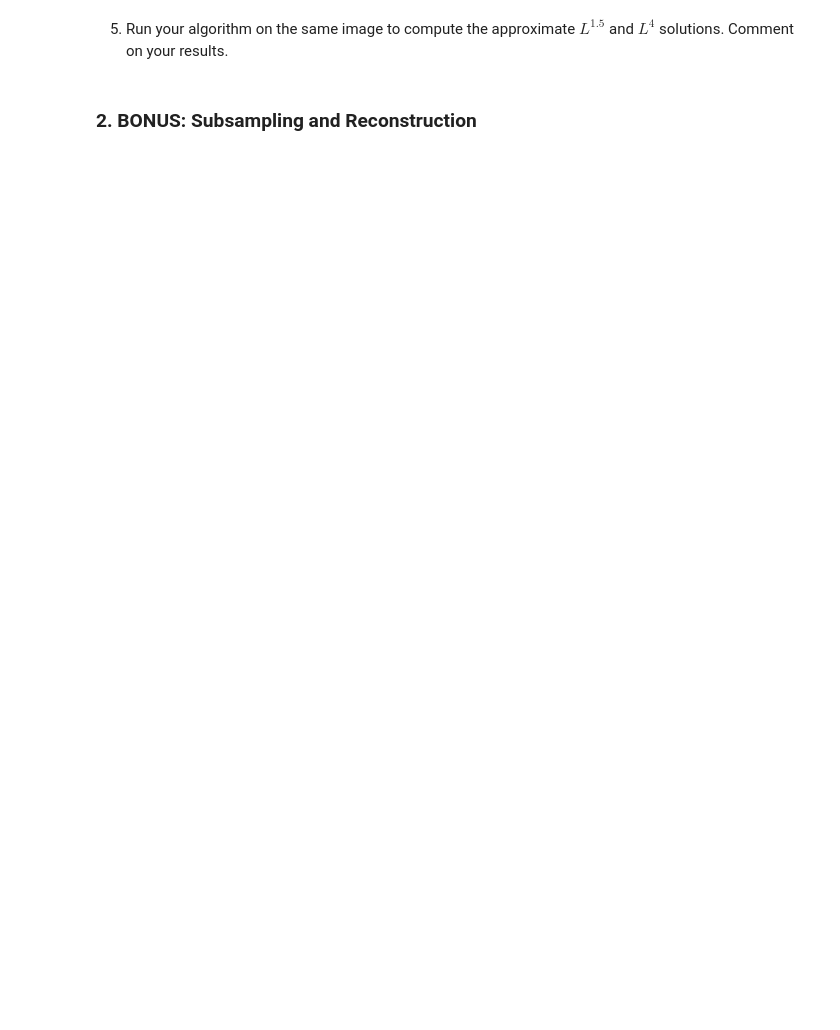
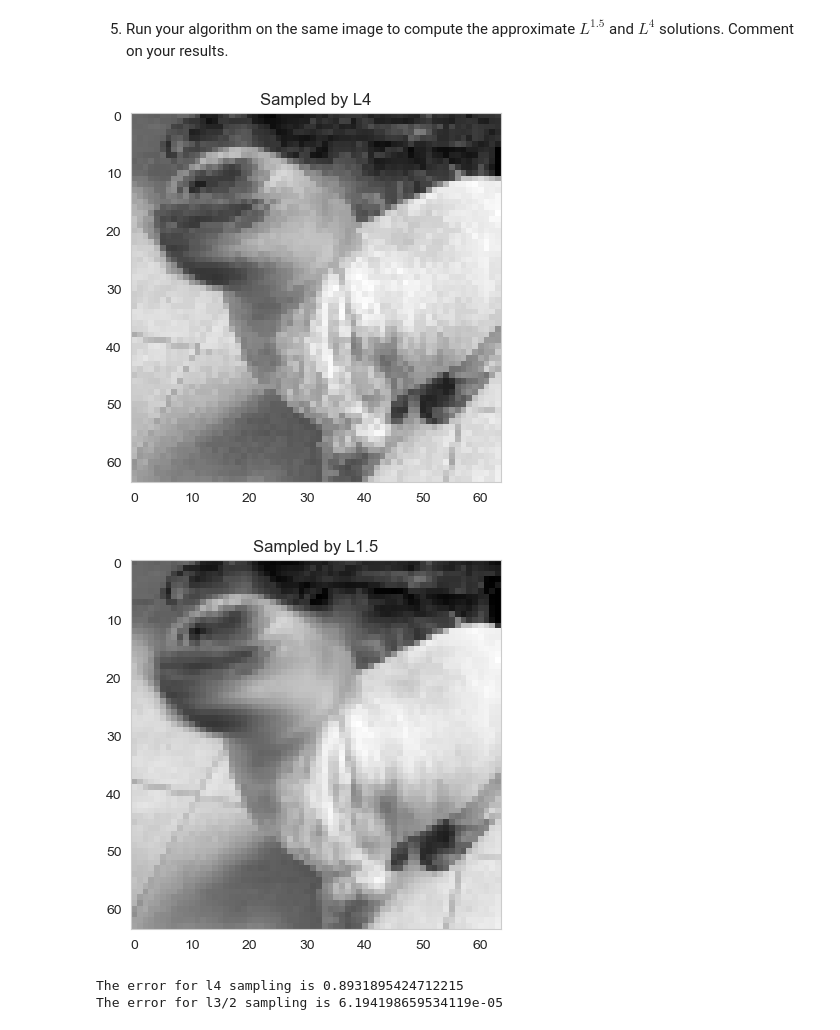
Before and after one commit to Av0cat0/IntroToDataProcessingAndRepresentation-cs236201-HW1, a Jupyter notebook: HW1.ipynb, the cells around one changed output. Saved outputs shown, nothing was run; the diff lists cells and outputs as text; code cells hidden in the pictures; blank space fills up the shorter version.

```diff
--- a/HW1.ipynb
+++ b/HW1.ipynb
@@ -216,21 +216,20 @@ def lp_solver(gray_img, N, p, epsilon, delta):
     scale = gray_img.shape[0]//N
     # Because of uniform distribution, the first error will be just the mean over the image by the power of p
     old_lp_error = np.mean((gray_img)**p)
+    # The reason for the infinite loop is that for each parameter, the number of iterations may vary
     while True:
         total_lp_error = 0
         for i in range(N):
             for j in range(N):
-                scale_i, scale_j = i*scale, j*scale
+                scale_i = i*scale
+                scale_j = j*scale
                 # Calculating new weights and intervals
-                w=np.array(1/epsilon)
-                temp2=(np.abs(gray_img[scale_i:scale_i+scale,scale_j:scale_j+scale]-img_sample[i][j]))**(p-2)
-                w = np.minimum(w, temp2)
-                interval = gray_img[scale_i:scale_i+scale,scale_j:scale_j+scale]*w
-                if (np.sum(w) <delta) :
-                    img_sample[i][j]=delta
-                else:
-                    img_sample[i][j] = np.sum(interval)/(np.sum(w))
-                total_lp_error += np.sum((np.abs(gray_img[scale_i:scale_i+scale,scale_j:scale_j+scale]-img_sample[i][j]))**(p))
+                w = (np.abs(gray_img[scale_i:scale_i+scale,scale_j:scale_j+scale]-img_sample[i][j]))**(p-2)
+                w = np.minimum(w, np.array(1/epsilon))
+                scaled_img = gray_img[scale_i:scale_i+scale,scale_j:scale_j+scale]
+                interval = scaled_img*w
+                img_sample[i][j]=delta if np.sum(w)<delta else np.sum(interval)/(np.sum(w))
+                total_lp_error += np.sum((np.abs(scaled_img-img_sample[i][j]))**(p))
         new_lp_error = total_lp_error/(gray_img.size**2)
         if(np.abs(new_lp_error - old_lp_error) < delta):
             # Achieving the threshold, returning results
@@ -276,18 +290,22 @@ for i,N in enumerate(np.logspace(1,8, num=8, base=2)):
 # %% [markdown]
 5. Run your algorithm on the same image to compute the approximate $L^{1.5}$ and $L^4$ solutions. Comment on your results.
 # %%
-sampled_l4_approximation, l4_error=lp_solver(gray_image_float,64,4,0.0001,0.01)
-sampled_l32_approximation, l32_error=lp_solver(gray_image_float,64,1.5,0.0001,0.01)
-print("error for l4 approximation is "+str(l4_error))
-plt.imshow(sampled_l4_approximation, cmap='gray')
-plt.title("sampled l4 image")
+sampled_img_l4, l4_error=lp_solver(gray_image_float,64,4,0.001,0.01)
+plt.imshow(sampled_img_l4, cmap='gray')
+plt.title("Sampled by L4")
 plt.grid(False)
 plt.show()
 
-print("error for l3/2 approximation is "+str(l32_error))
-plt.imshow(sampled_l32_approximation, cmap='gray')
-plt.title("sampled l3/2 image")
+sampled_img_l1dot5, l1dot5_error=lp_solver(gray_image_float,64,1.5,0.001,0.01)
+plt.imshow(sampled_img_l1dot5, cmap='gray')
+plt.title("Sampled by L1.5")
 plt.grid(False)
 plt.show()
+
+print(f"The error for l4 sampling is {l4_error}")
+print(f"The error for l3/2 sampling is {l1dot5_error}")
+# %% [output]
+[figure, added]
+[figure, added]
+The error for l4 sampling is 0.8931895424712215
+The error for l3/2 sampling is 6.194198659534119e-05
-# %% [markdown]
-### 2.  BONUS: Subsampling and Reconstruction
```
Also changed, not shown: parts of 9 cells of this notebook.
